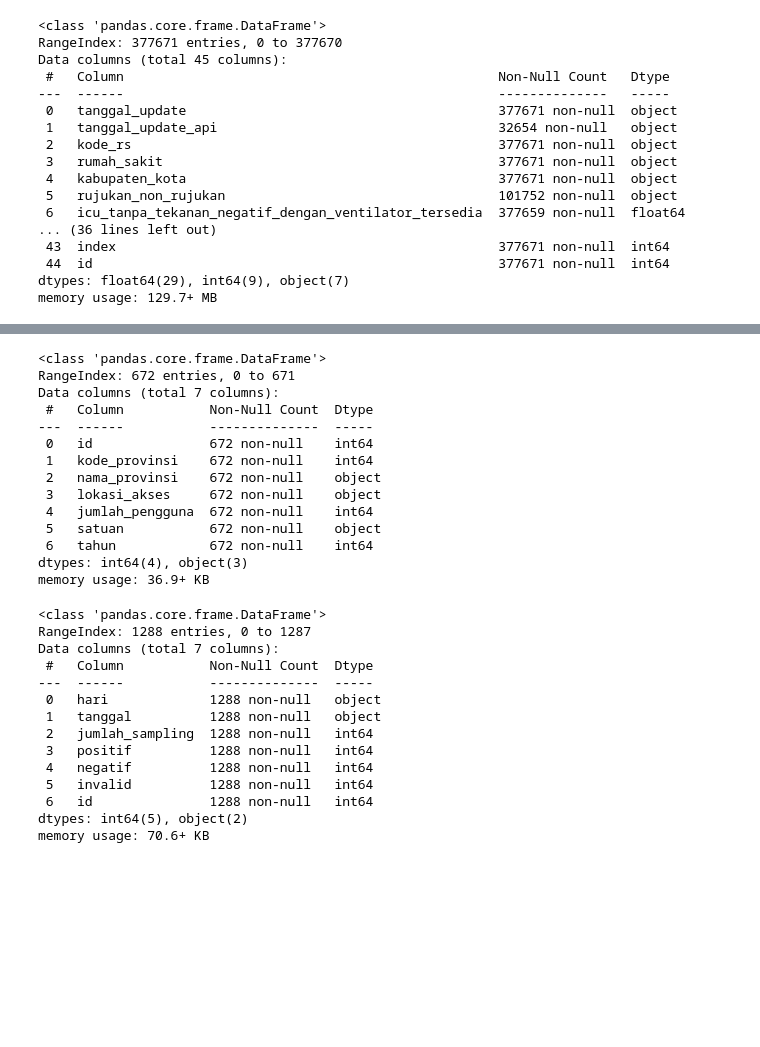
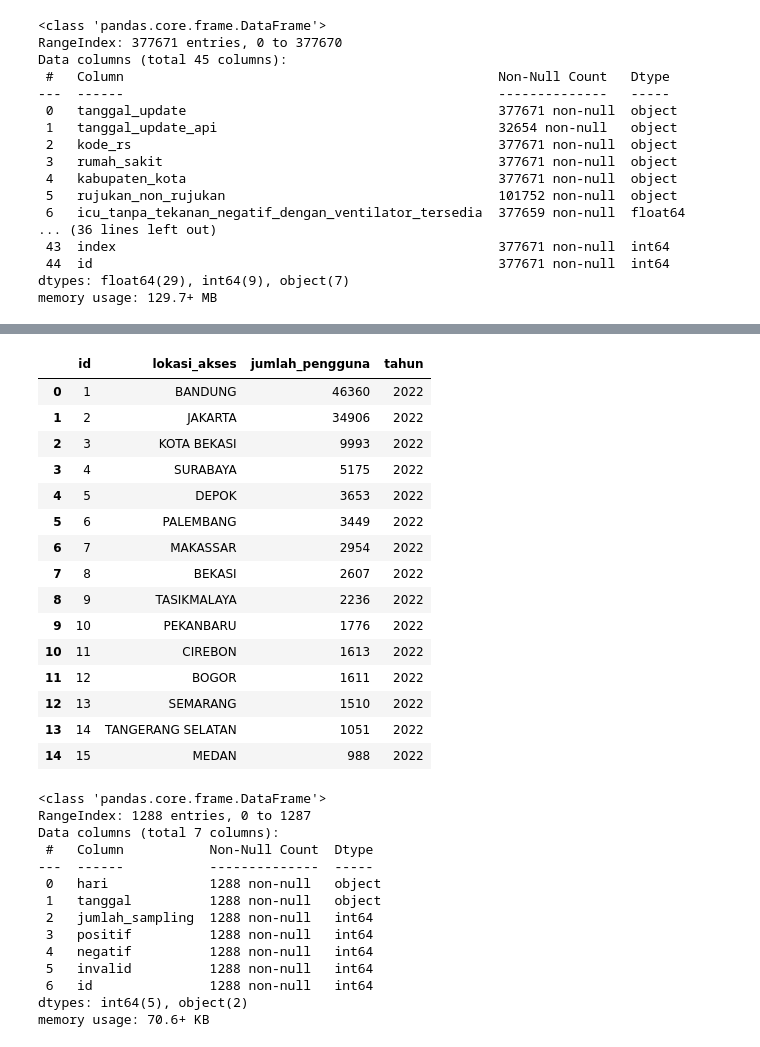
Before and after one commit to DatBoiSUS-Baka/EDA-Covid-19, a Jupyter notebook: Covid-19.ipynb, the cells around one changed output, grey strips where cells are left out. Cells and saved outputs as stored; diff of their text form; code cells hidden in the pictures; blank space fills up the shorter version.

```diff
--- a/Covid-19.ipynb
+++ b/Covid-19.ipynb
@@ -184,21 +247,23 @@ bor.head()
-# %%
-# lap
-lap.info()
-# %% [output]
-<class 'pandas.core.frame.DataFrame'>
-RangeIndex: 672 entries, 0 to 671
-Data columns (total 7 columns):
- #   Column           Non-Null Count  Dtype
----  ------           --------------  -----
- 0   id               672 non-null    int64
- 1   kode_provinsi    672 non-null    int64
- 2   nama_provinsi    672 non-null    object
- 3   lokasi_akses     672 non-null    object
- 4   jumlah_pengguna  672 non-null    int64
- 5   satuan           672 non-null    object
- 6   tahun            672 non-null    int64
-dtypes: int64(4), object(3)
-memory usage: 36.9+ KB
+# %%
+lap = lap.drop(columns = ['kode_provinsi', 'nama_provinsi', 'satuan'])
+lap.head(15)
+# %% [output]
+|  | id | lokasi_akses | jumlah_pengguna | tahun |
+| 0 | 1 | BANDUNG | 46360 | 2022 |
+| 1 | 2 | JAKARTA | 34906 | 2022 |
+| 2 | 3 | KOTA BEKASI | 9993 | 2022 |
+| 3 | 4 | SURABAYA | 5175 | 2022 |
+| 4 | 5 | DEPOK | 3653 | 2022 |
+| 5 | 6 | PALEMBANG | 3449 | 2022 |
+| 6 | 7 | MAKASSAR | 2954 | 2022 |
+| 7 | 8 | BEKASI | 2607 | 2022 |
+| 8 | 9 | TASIKMALAYA | 2236 | 2022 |
+| 9 | 10 | PEKANBARU | 1776 | 2022 |
+| 10 | 11 | CIREBON | 1613 | 2022 |
+| 11 | 12 | BOGOR | 1611 | 2022 |
+| 12 | 13 | SEMARANG | 1510 | 2022 |
+| 13 | 14 | TANGERANG SELATAN | 1051 | 2022 |
+| 14 | 15 | MEDAN | 988 | 2022 |
 # %%
 # pca
 pca.info()
```
Also changed, not shown: parts of 37 cells of this notebook.
